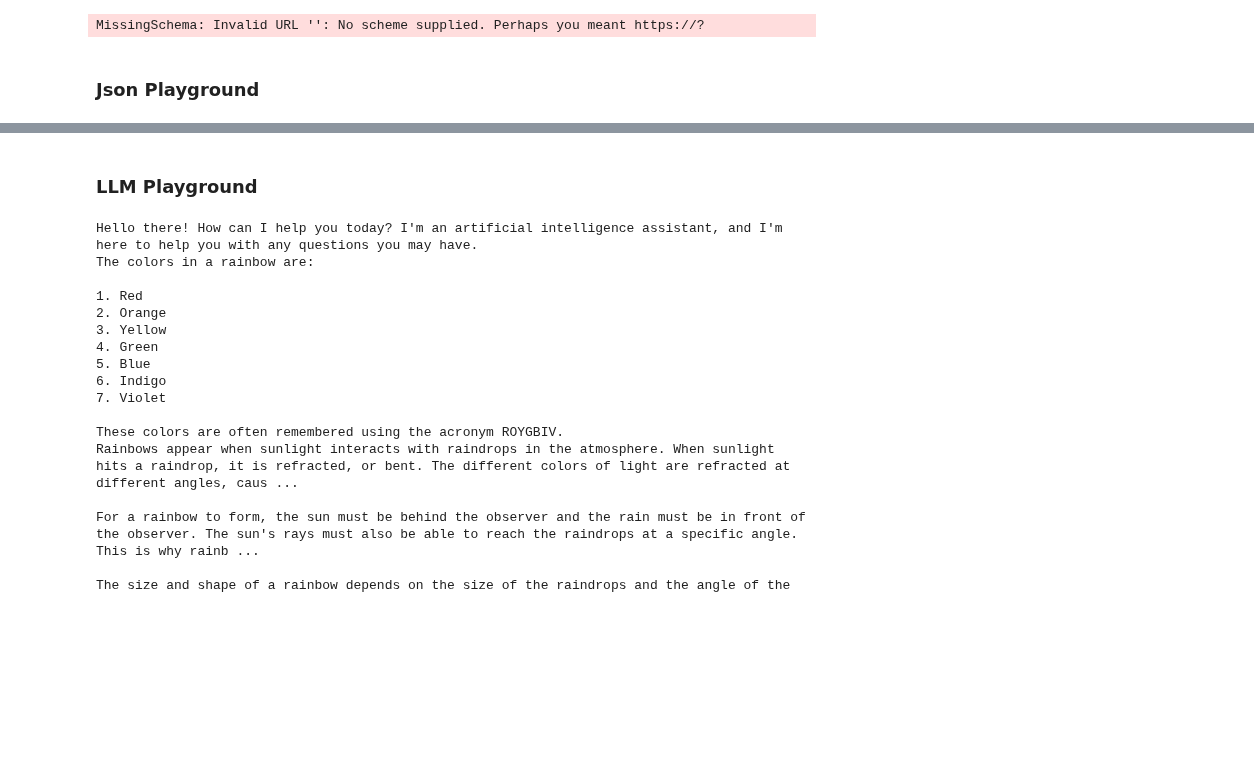
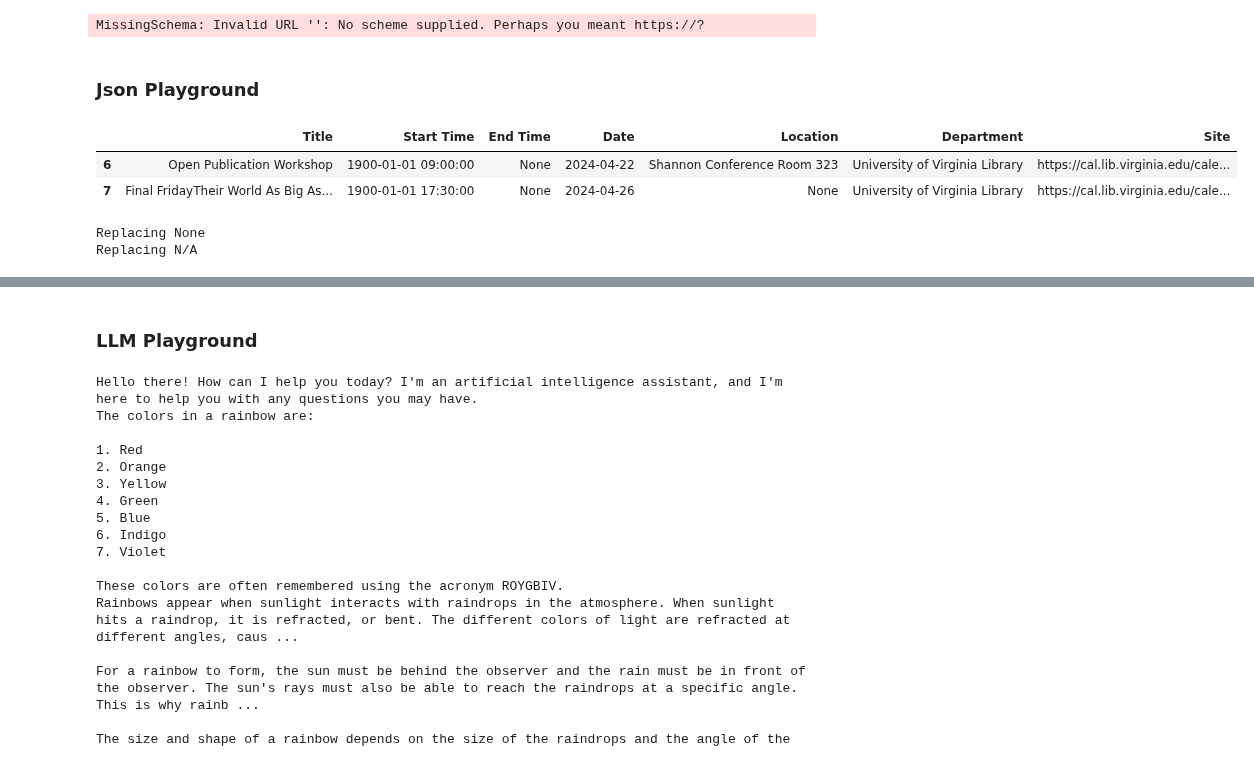
Before and after one commit to alzox/html2ai2json, a Jupyter notebook: pipeline_development.ipynb, the cells around one changed output, grey strips where cells are left out. Saved outputs shown, nothing was run; the diff lists cells and outputs as text; code cells hidden in the pictures; blank space fills up the shorter version.

```diff
--- a/pipeline_development.ipynb
+++ b/pipeline_development.ipynb
@@ -447,3 +451,20 @@ for id, site_meta in enumerate(site_dict):
     event_dfs.append(df)
     nan_dfs.append(nan_df)
     discard_dfs.append(discard_df)
+# %%
+event_dfs[4]
+# %% [output]
+|  | Title | Start Time | End Time | Date | Location | Department | Site |
+| 6 | Open Publication Workshop | 1900-01-01 09:00:00 | None | 2024-04-22 | Shannon Conference Room 323 | University of Virginia Library | https://cal.lib.virginia.edu/cale... |
+| 7 | Final FridayTheir World As Big As... | 1900-01-01 17:30:00 | None | 2024-04-26 | None | University of Virginia Library | https://cal.lib.virginia.edu/cale... |
+# %%
+# List Potential N/A Values in a list
+na_words = ["None", "N/A"]
+all_events_df = pd.concat(event_dfs)
+for na_word in na_words:
+    print(f"Replacing {na_word}")
+    all_events_df.replace(na_word, pd.NA, inplace=True)
+all_events_df.reset_index(drop=True, inplace=True)
+# %% [output]
+Replacing None
+Replacing N/A
```
Also changed, not shown: parts of 9 cells of this notebook, 3 other files.
